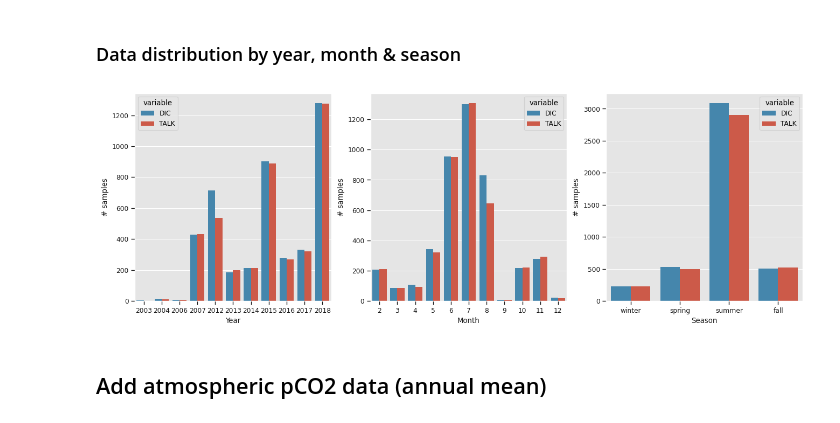
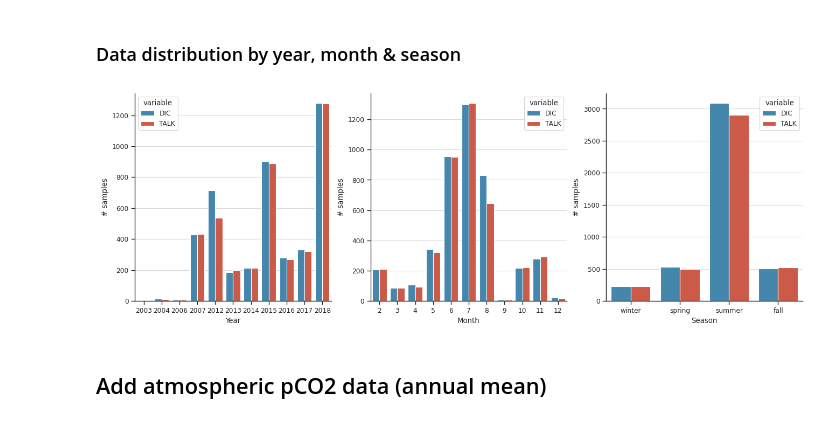
Before and after one commit to idlima/ne-shelf-bgc, a Jupyter notebook: bottle_data_prepare.ipynb, the cells around one changed output. Drawn from its saved outputs; the diff is of its cells as text; code cells hidden in the pictures.

Commit message:
Updated plots

```diff
--- a/bottle_data_prepare.ipynb
+++ b/bottle_data_prepare.ipynb
@@ -129,34 +129,35 @@ df_ta1 = df_bottle_ta.groupby(df_bottle_ta.Date.dt.year)[['TALK']].count()
 df_year = (
     df_dic1.join(df_ta1)
     .fillna(0)
     .reset_index()
     .melt(value_vars=['DIC','TALK'], id_vars='Date')
     .rename(columns={'Date':'Year', 'value':'# samples'})
 )
 df_dic2 = df_bottle_dic.groupby('Season')[['DIC']].count()
 df_ta2 = df_bottle_ta.groupby('Season')[['TALK']].count()
 df_season = (
     df_dic2.join(df_ta2)
     .fillna(0)
     .reset_index()
     .melt(value_vars=['DIC','TALK'], id_vars='Season')
     .rename(columns={'Date':'Year', 'value':'# samples'})
 )
 df_dic3 = df_bottle_dic.groupby(df_bottle_dic.Date.dt.month)[['DIC']].count()
 df_ta3 = df_bottle_ta.groupby(df_bottle_ta.Date.dt.month)[['TALK']].count()
 df_month = (
     df_dic3.join(df_ta3)
     .fillna(0)
     .reset_index()
     .melt(value_vars=['DIC','TALK'], id_vars='Date')
     .rename(columns={'Date':'Month', 'value':'# samples'})
 )
 fig, axs = plt.subplots(1, 3, figsize=(16, 5))
 _ = sns.barplot(x='Year', y='# samples', data=df_year, hue='variable', ax=axs[0])
 _ = sns.barplot(x='Month', y='# samples', data=df_month, hue='variable', ax=axs[1])
 _ = sns.barplot(x='Season', y='# samples', data=df_season, hue='variable', order=['winter','spring','summer','fall'], ax=axs[2])
+sns.despine(fig)
 # %% [output]
-[figure, old version]
+[figure, new version]
 # %% [markdown]
 ## Add atmospheric pCO2 data (annual mean)
 # %%
```
Also changed, not shown: parts of 1 cell of this notebook, 9 other files.
